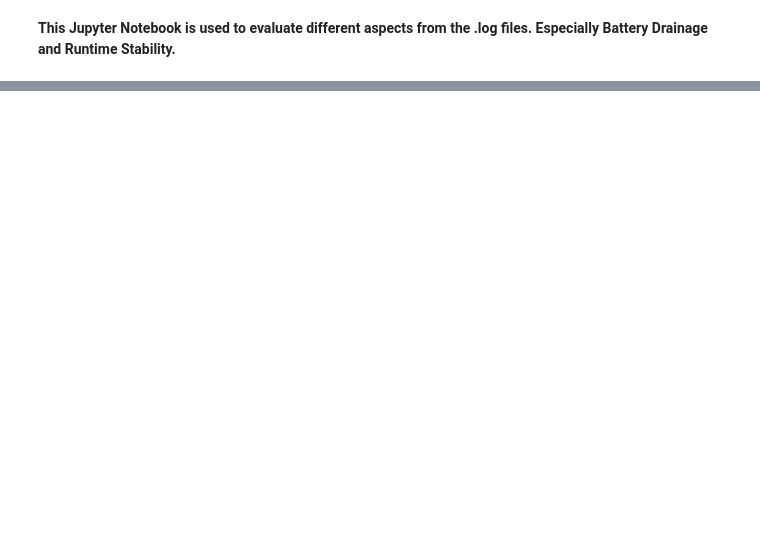
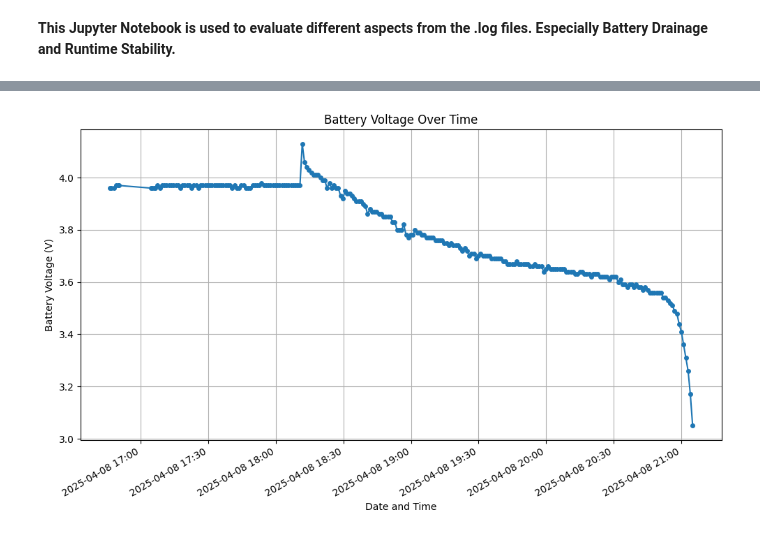
Before and after one commit to mitralabs/coco, a Jupyter notebook: coco/firmware/misc/testing.ipynb, the cells around one changed output, grey strips where cells are left out. Cells and saved outputs as stored; diff of their text form; code cells hidden in the pictures; blank space fills up the shorter version.

```diff
--- a/coco/firmware/misc/testing.ipynb
+++ b/coco/firmware/misc/testing.ipynb
@@ -1306,0 +123,6 @@ plt.show()
+# %%
+file_name = "logs/25-04-09_Small.log"
+data_filtered = filter_by_date(get_battery_data(file_name), datetime.datetime(2025, 4, 8))
+plot_battery_voltage(data_filtered)
+# %% [output]
+[figure, added]
```
Also changed, not shown: parts of 27 cells of this notebook, 10 other files.
